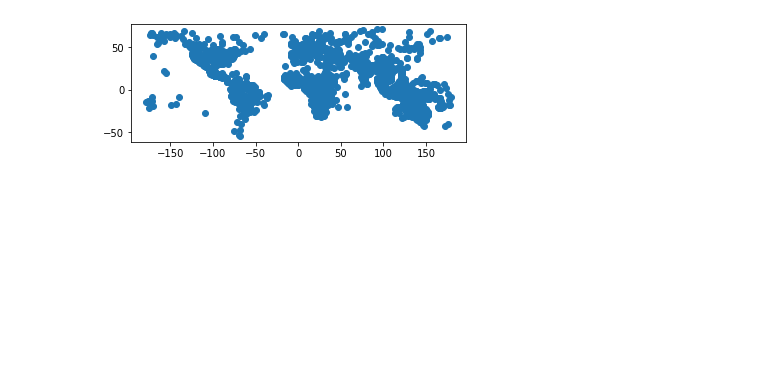
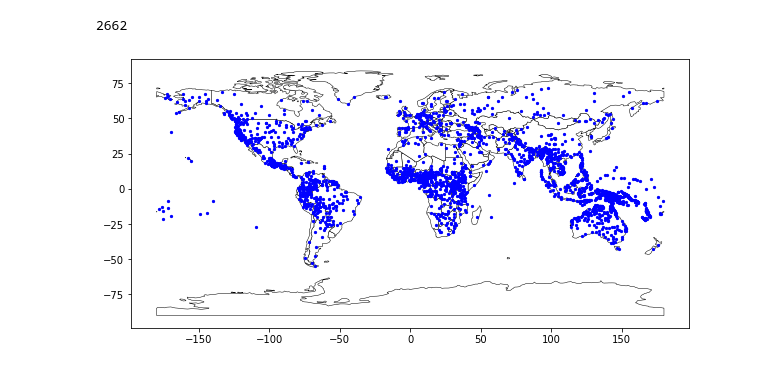
Before and after one commit to def-gthill/sils, a Jupyter notebook: cluster.ipynb, the cells around one changed output. Drawn from its saved outputs; the diff is of its cells as text; code cells hidden in the pictures; blank space fills up the shorter version.

```diff
--- a/cluster.ipynb
+++ b/cluster.ipynb
@@ -10,9 +26,13 @@ langs = pd.read_csv('data/languages.csv')
+# %%
+len(langs)
+# %% [output]
+2662
 # %%
 langs_geo = gpd.GeoDataFrame(
     langs, geometry=gpd.points_from_xy(langs.Longitude, langs.Latitude)
 )
 # %%
-langs_geo.plot()
+langmap.plot(langs_geo)
 plt.show()
 # %% [output]
-[figure, old version]
+[figure, new version]
```
Also changed, not shown: parts of 8 cells of this notebook, 1 other file.
